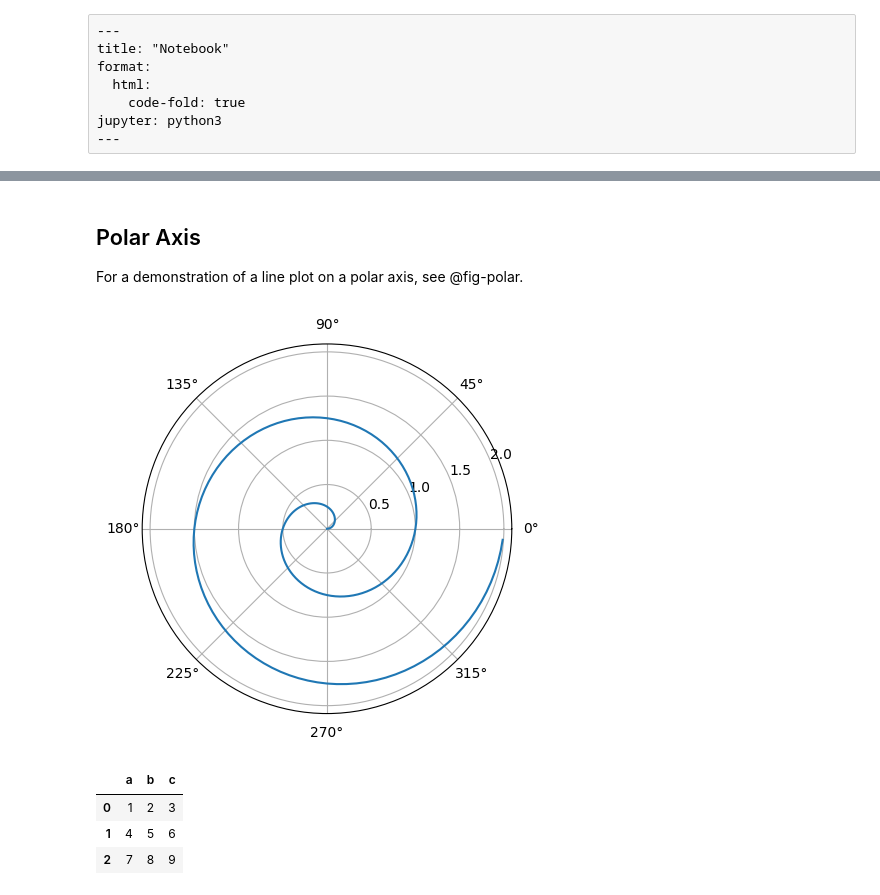
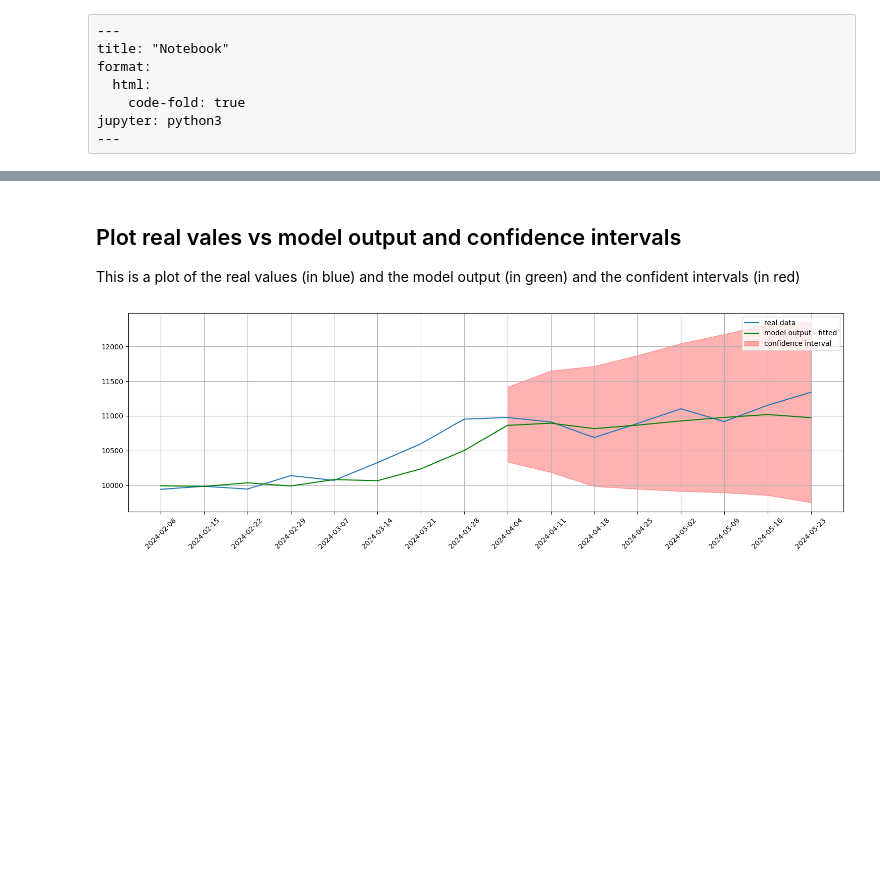
Before and after one commit to romanmmr/stocks_site, a Jupyter notebook: docs/display_data_test.ipynb, the cells around one changed output, grey strips where cells are left out. Saved outputs shown, nothing was run; the diff lists cells and outputs as text; code cells hidden in the pictures; blank space fills up the shorter version.

Commit message:
Add plotting methods and include them in the notebook

```diff
--- a/docs/display_data_test.ipynb
+++ b/docs/display_data_test.ipynb
@@ -23,31 +39,8 @@ Markdown(test_csv.to_markdown(index=False))
 # %% [markdown]
-## Polar Axis
+## Plot real vales vs model output and confidence intervals
 
-For a demonstration of a line plot on a polar axis, see @fig-polar.
+This is a plot of the real values (in blue) and the model output (in green) and the confident intervals (in red)
 # %%
-#| label: fig-polar
-#| fig-cap: "A line plot on a polar axis"
-
-import numpy as np
-import pandas as pd
-import matplotlib.pyplot as plt
-
-r = np.arange(0, 2, 0.01)
-theta = 2 * np.pi * r
-fig, ax = plt.subplots(
-  subplot_kw = {'projection': 'polar'}
-)
-ax.plot(theta, r)
-ax.set_rticks([0.5, 1, 1.5, 2])
-ax.grid(True)
-plt.show()
+plot_fit_and_forecast(path='arima_fitted_data.csv', column='Close', display_weeks=16)
 # %% [output]
-[figure, old version]
+[figure, new version]
-# %%
-df=pd.DataFrame([[1,2,3],[4,5,6],[7,8,9]], columns=['a', 'b', 'c'])
-df
-# %% [output]
-|  | a | b | c |
-| 0 | 1 | 2 | 3 |
-| 1 | 4 | 5 | 6 |
-| 2 | 7 | 8 | 9 |
```
Also changed, not shown: parts of 5 cells of this notebook, 11 other files.
